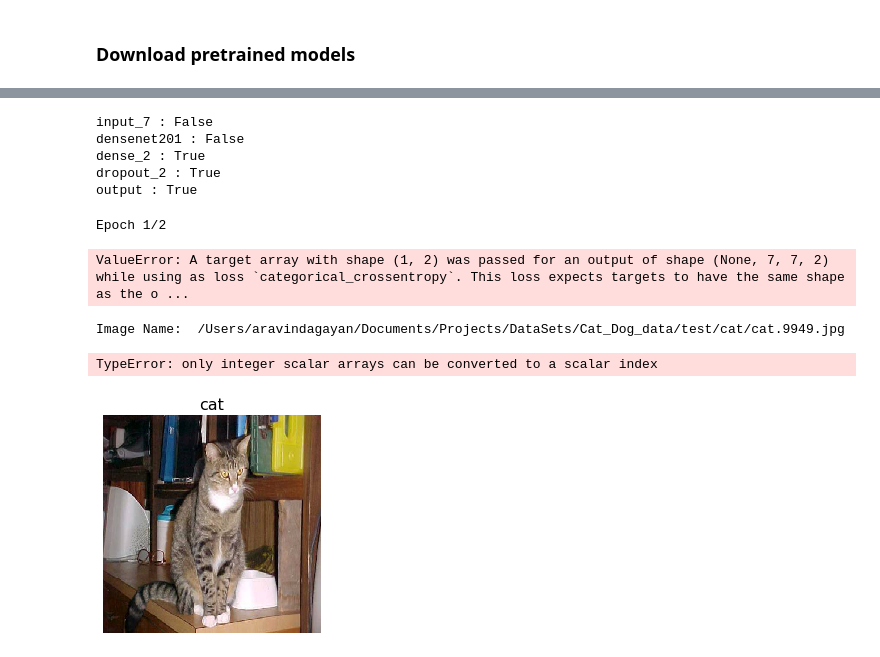
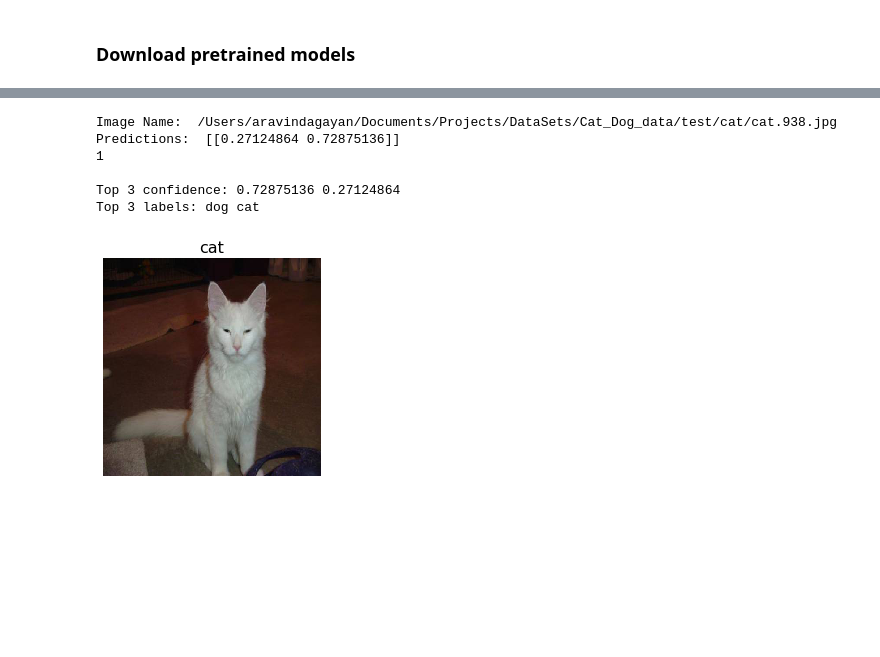
Before and after one commit to Aravinda89/General, a Jupyter notebook: keras_multi_class_classifier.ipynb, the cells around one changed output, grey strips where cells are left out. Cells and saved outputs as stored; diff of their text form; code cells hidden in the pictures; blank space fills up the shorter version.

Commit message:
load model

```diff
--- a/keras_multi_class_classifier.ipynb
+++ b/keras_multi_class_classifier.ipynb
@@ -30,10 +30,10 @@ test_dir = '/Users/aravindagayan/Documents/Projects/DataSets/Cat_Dog_data/test'
 #model_weight =
 
 MODEL_NAME = 'cats_dogs_classifier'
-BATCH_SIZE = 1
+BATCH_SIZE = 5
 EPOCHS = 2
-IMG_HEIGHT = 300
-IMG_WIDTH = 400
+IMG_HEIGHT = 224
+IMG_WIDTH = 224
 lr=0.001
 PRETRAINED_MODEL = 'densenet201'
 CHECKPOINT_PATH = './models'
@@ -188,7 +178,6 @@ test_flow = test_datagen.flow_from_directory(
     test_dir,
     target_size=(IMG_WIDTH, IMG_HEIGHT),
     batch_size = BATCH_SIZE,
-    subset='validation',
     shuffle=False)
 # %% [output]
 Found 16200 images belonging to 2 classes.
@@ -226,28 +216,26 @@ IndexError: index 4 is out of bounds for axis 0 with size 4
 #pretrained.save('densenet201_pretrained_pool_max.h5')
 # %%
 inputs = Input((IMG_HEIGHT, IMG_WIDTH, 3))
-
-# with open(params['previously_trained_model_json'], 'r') as f:
-#     pre_model = tf.keras.models.model_from_json(json.loads(f.read()))
-# pre_model.load_weights(params['previously_trained_model_weights'])
-
-# x = pre_model.get_layer(params['base_model'])(inputs)
-# x = pre_model.get_layer("dense")(x)
-# x = Dropout(rate=.4)(x)
-# outputs = pre_model.get_layer("output")(x)
-
-base_model = tf.keras.models.load_model('./pretrained_models/densenet201_pretrained_pool_max.h5')
+base_model = tf.keras.models.load_model('./models/pretrained_models/densenet201_pretrained_pool_max.h5')
 
 x = Dense(units=1024, activation='relu')(base_model(inputs))
 x = Dropout(rate=.4)(x)
-#outputs = Dense(2, name='output', activation='softmax')(x)
-outputs = Dense(1, name='output', activation='sigmoid')(x)
+outputs = Dense(2, name='output', activation='softmax')(x)
 
 model = tf.keras.Model(inputs=inputs, outputs=outputs)
 optimizer = tf.keras.optimizers.Adam(lr, epsilon=1e-08)
 
-model.compile(optimizer=optimizer, loss='binary_crossentropy', metrics=['accuracy'])
-#model.compile(optimizer=optimizer, loss='categorical_crossentropy', metrics=['accuracy'])
+for layer in model.layers[:2]:
+    layer.trainable = False
+
+#for layer in model.layers:
+#    layer.trainable = True
+
+#model.compile(optimizer=optimizer, loss='binary_crossentropy', metrics=['accuracy'])
+model.compile(optimizer=optimizer, loss='categorical_crossentropy', metrics=['accuracy'])
 #model.compile(loss=categorical_focal_loss(alpha=.25, gamma=2), metrics=["accuracy"], optimizer=optimizer)
 model.summary()
+
+for layer in model.layers:
+    print(layer.name, ':', layer.trainable)
 # %% [output]
@@ -278,21 +264,6 @@ with open(os.path.join('./models', '{}_{}_{}_{dt}.json'.format(MODEL_NAME,
                                                                       lr,
                                                                       dt=dt.now().strftime("%Y-%m-%d--%H-%M"))), 'w') as json_file:
     json.dump(model_json, json_file)
-# %%
-for layer in model.layers[:2]:
-    layer.trainable = False
-
-#for layer in model.layers:
-#    layer.trainable = True
-
-for layer in model.layers:
-    print(layer.name, ':', layer.trainable)
-# %% [output]
-input_7 : False
-densenet201 : False
-dense_2 : True
-dropout_2 : True
-output : True
 # %%
 # Model checkpoint
 model_checkpoint = ModelCheckpoint(filepath=os.path.join(CHECKPOINT_PATH, '{}_{}_{}_Epoch{{epoch:02d}}_{dt}.hdf5'.format(MODEL_NAME,
@@ -326,9 +297,6 @@ model.fit(train_flow,
           validation_steps=math.ceil(val_flow.samples / val_flow.batch_size),
           steps_per_epoch=math.ceil(train_flow.samples / train_flow.batch_size),
           callbacks=callbacks_list)
-# %% [output]
-Epoch 1/2
-ValueError: A target array with shape (1, 2) was passed for an output of shape (None, 7, 7, 2) while using as loss `categorical_crossentropy`. This loss expects targets to have the same shape as the o ...
 # %%
 with open(model_json, 'r') as f:
     model = tf.keras.models.model_from_json(json.loads(f.read()))
@@ -336,29 +304,33 @@ model.load_weights(model_weight)
 # %%
 file_list = glob.glob(os.path.join(test_dir,'*',"*"))
 img_path = random.choice(file_list)
 img_cat = os.path.split(os.path.dirname(img_path))[1]
 print("Image Name: ", img_path)
 img = image.load_img(img_path, target_size=(IMG_HEIGHT, IMG_WIDTH))
 plt.imshow(img)
 plt.axis("off")
 plt.title(img_cat, fontsize=16)
 
 x = image.img_to_array(img)
 x = np.expand_dims(x, axis=0)
 x = preprocess_input(x)
 
 preds = model.predict(x)
-#print("Predictions: ", preds)
-#print(preds[0].argmax())
-#test_flow.class_indices
+print("Predictions: ", preds)
+print(preds[0].argmax())
+test_flow.class_indices
 
 label = [k for k,v in test_flow.class_indices.items()]
 top_x = 3
 top_args = preds[0].argsort()[-top_x:][::-1]
 preds_label = [label[p] for p in top_args]
 print("\nTop " + str(top_x) + " confidence: " + " ".join(map(str, sorted(preds[0])[-top_x:][::-1])))
 print("Top " + str(top_x) + " labels: " + " ".join(map(str, preds_label)))
 # %% [output]
-Image Name:  /Users/aravindagayan/Documents/Projects/DataSets/Cat_Dog_data/test/cat/cat.9949.jpg
+Image Name:  /Users/aravindagayan/Documents/Projects/DataSets/Cat_Dog_data/test/cat/cat.938.jpg
+Predictions:  [[0.27124864 0.72875136]]
+1
+
+Top 3 confidence: 0.72875136 0.27124864
+Top 3 labels: dog cat
-TypeError: only integer scalar arrays can be converted to a scalar index
-[figure, old version]
+[figure, new version]
```
Also changed, not shown: parts of 9 cells of this notebook, 10 other files.
